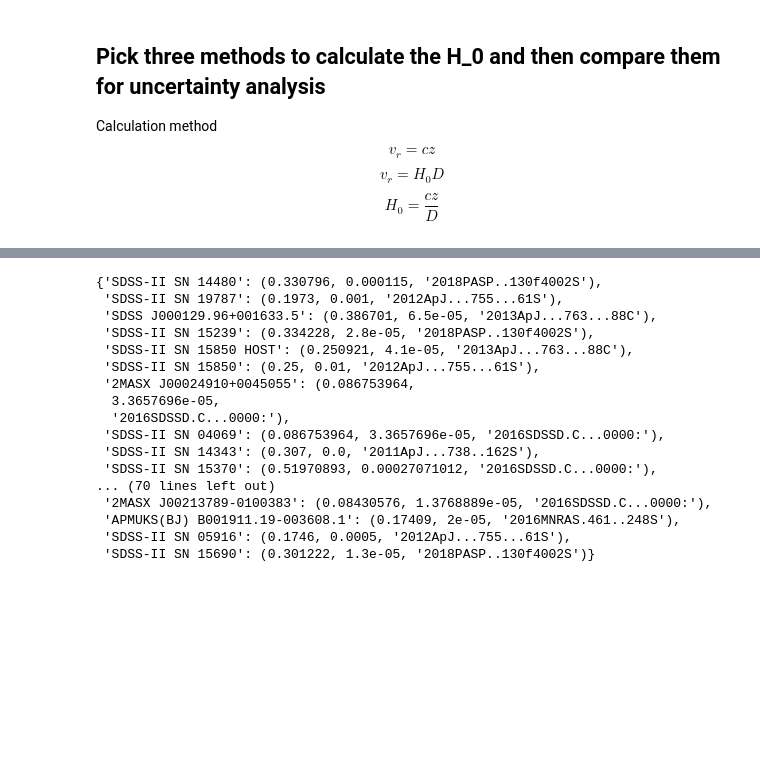
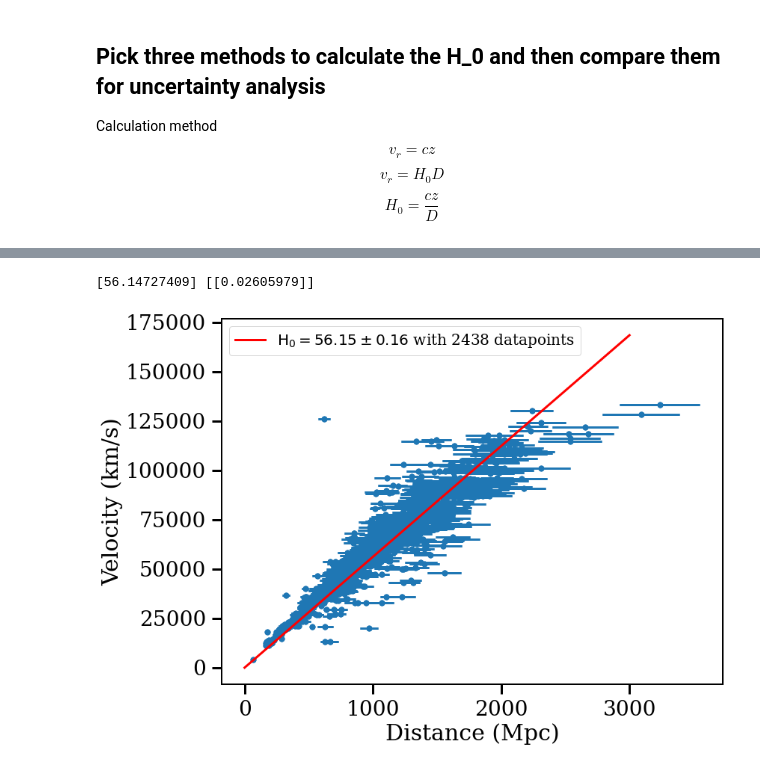
Before and after one commit to Brookluo/hubble_constant, a Jupyter notebook: h0_cal.ipynb, the cells around one changed output, grey strips where cells are left out. Saved outputs shown, nothing was run; the diff lists cells and outputs as text; code cells hidden in the pictures; blank space fills up the shorter version.

```diff
--- a/h0_cal.ipynb
+++ b/h0_cal.ipynb
@@ -314,20 +326,22 @@ snIa
-# %%
-snIa_host_info
-# %% [output]
-{'SDSS-II SN 14480': (0.330796, 0.000115, '2018PASP..130f4002S'),
- 'SDSS-II SN 19787': (0.1973, 0.001, '2012ApJ...755...61S'),
- 'SDSS J000129.96+001633.5': (0.386701, 6.5e-05, '2013ApJ...763...88C'),
- 'SDSS-II SN 15239': (0.334228, 2.8e-05, '2018PASP..130f4002S'),
- 'SDSS-II SN 15850 HOST': (0.250921, 4.1e-05, '2013ApJ...763...88C'),
- 'SDSS-II SN 15850': (0.25, 0.01, '2012ApJ...755...61S'),
- '2MASX J00024910+0045055': (0.086753964,
-  3.3657696e-05,
-  '2016SDSSD.C...0000:'),
- 'SDSS-II SN 04069': (0.086753964, 3.3657696e-05, '2016SDSSD.C...0000:'),
- 'SDSS-II SN 14343': (0.307, 0.0, '2011ApJ...738..162S'),
- 'SDSS-II SN 15370': (0.51970893, 0.00027071012, '2016SDSSD.C...0000:'),
-... (70 lines left out)
- '2MASX J00213789-0100383': (0.08430576, 1.3768889e-05, '2016SDSSD.C...0000:'),
- 'APMUKS(BJ) B001911.19-003608.1': (0.17409, 2e-05, '2016MNRAS.461..248S'),
- 'SDSS-II SN 05916': (0.1746, 0.0005, '2012ApJ...755...61S'),
- 'SDSS-II SN 15690': (0.301222, 1.3e-05, '2018PASP..130f4002S')}
+# %%
+u_dist = mod2dist(unp.uarray(snIa_sdss["m-M"], snIa_sdss["err"]))
+snIa_sdss_vr_data = const.c.to(u.km/u.s) * snIa_sdss["redshift (z)"]
+snIa_sdss_d = unp.nominal_values(u_dist)
+snIa_sdss_err_d = unp.std_devs(u_dist)
+# %%
+plt.figure(figsize=(12, 9))
+dist_cut = (snIa_sdss_d > 10*snIa_sdss_err_d)
+mask = (1.5 < snIa_sdss_d) & dist_cut
+plt.errorbar(snIa_sdss_d[mask], snIa_sdss_vr_data[mask], fmt='o', xerr=snIa_sdss_err_d[mask])
+snIa_popt, snIa_pcov = curve_fit(hubble, snIa_sdss_d[mask], snIa_sdss_vr_data[mask])
+print(snIa_popt, snIa_pcov)
+xarr = np.linspace(0, 3000)
+plt.plot(xarr, snIa_popt * xarr, "r", label=r"$H_0=%.2f \pm %.2f$ with %s datapoints" % (snIa_popt, np.sqrt(snIa_pcov), sum(mask)), zorder=1e10)
+plt.xlabel("Distance (Mpc)")
+plt.ylabel("Velocity (km/s)")
+plt.legend(loc="upper left")
+# plt.xlim([0, 450])
+plt.savefig("sne1a.pdf", bbox_inches="tight")
+# %% [output]
+[56.14727409] [[0.02605979]]
+[figure, added]
```
Also changed, not shown: parts of 20 cells of this notebook, 11 other files.
